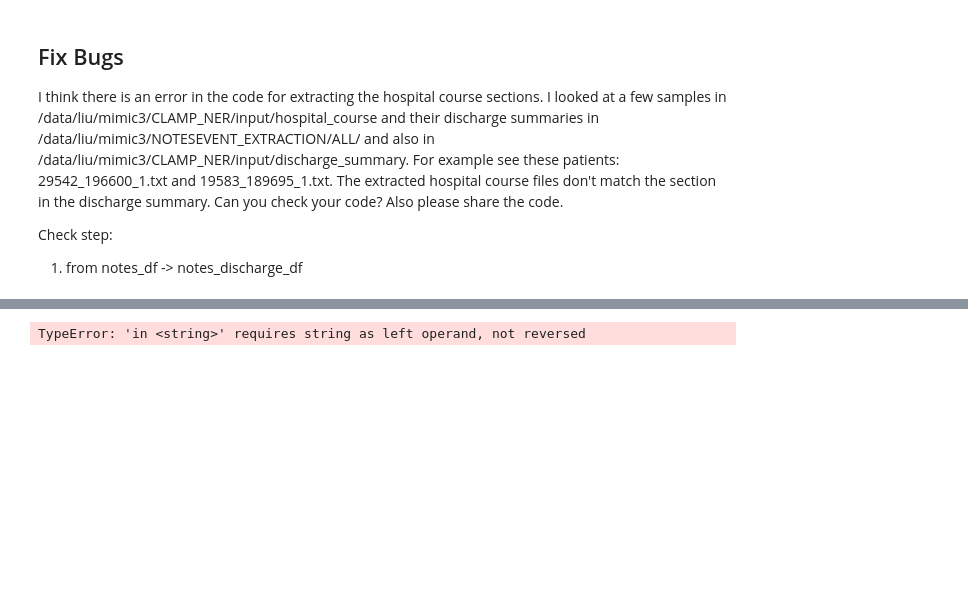
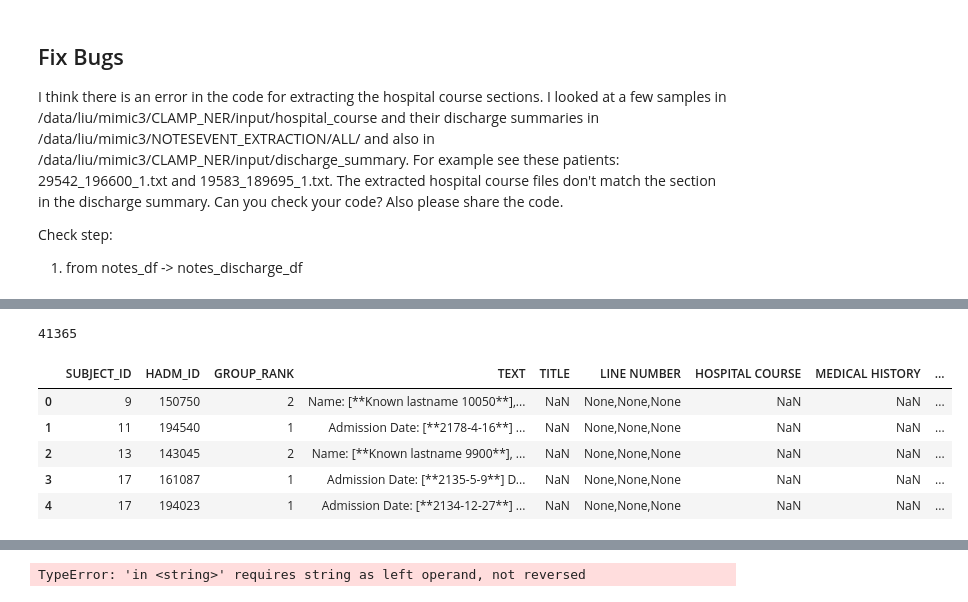
Before and after one commit to liuzi/Clinic-Analysis, a Jupyter notebook: Scripts/Data_Process_Server/S2 Data Preprocessing - Discharge Summary Extraction.ipynb, the cells around one changed output, grey strips where cells are left out. Saved outputs shown, nothing was run; the diff lists cells and outputs as text; code cells hidden in the pictures; blank space fills up the shorter version.

Commit message:
add_rule

```diff
--- a/Scripts/Data_Process_Server/S2 Data Preprocessing - Discharge Summary Extraction.ipynb
+++ b/Scripts/Data_Process_Server/S2 Data Preprocessing - Discharge Summary Extraction.ipynb
@@ -202,0 +246,12 @@ from S2.dis_sum_extraction import *
+# %%
+notes_discharge_df=read_data(join("/data/liu/mimic3/CLAMP_NER/input","ReRule0_Discharge summary_Remain"),dtype={"HADM_ID":str})
+print(len(notes_discharge_df))
+notes_discharge_df.head()
+# %% [output]
+41365
+|  | SUBJECT_ID | HADM_ID | GROUP_RANK | TEXT | TITLE | LINE NUMBER | HOSPITAL COURSE | MEDICAL HISTORY | ... |
+| 0 | 9 | 150750 | 2 | Name: [**Known lastname 10050**],... | NaN | None,None,None | NaN | NaN | ... |
+| 1 | 11 | 194540 | 1 | Admission Date: [**2178-4-16**] ... | NaN | None,None,None | NaN | NaN | ... |
+| 2 | 13 | 143045 | 2 | Name: [**Known lastname 9900**], ... | NaN | None,None,None | NaN | NaN | ... |
+| 3 | 17 | 161087 | 1 | Admission Date: [**2135-5-9**] D... | NaN | None,None,None | NaN | NaN | ... |
+| 4 | 17 | 194023 | 1 | Admission Date: [**2134-12-27**] ... | NaN | None,None,None | NaN | NaN | ... |
```
Also changed, not shown: parts of 10 cells of this notebook, 2 other files.
